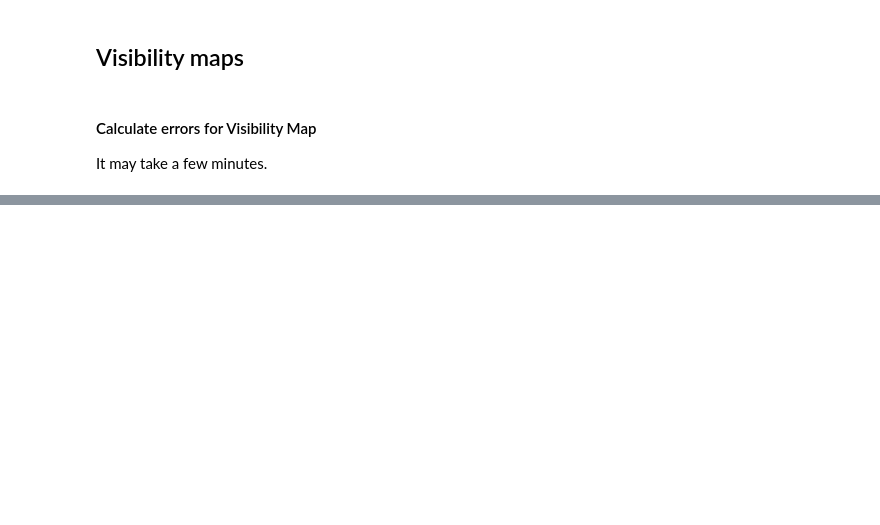
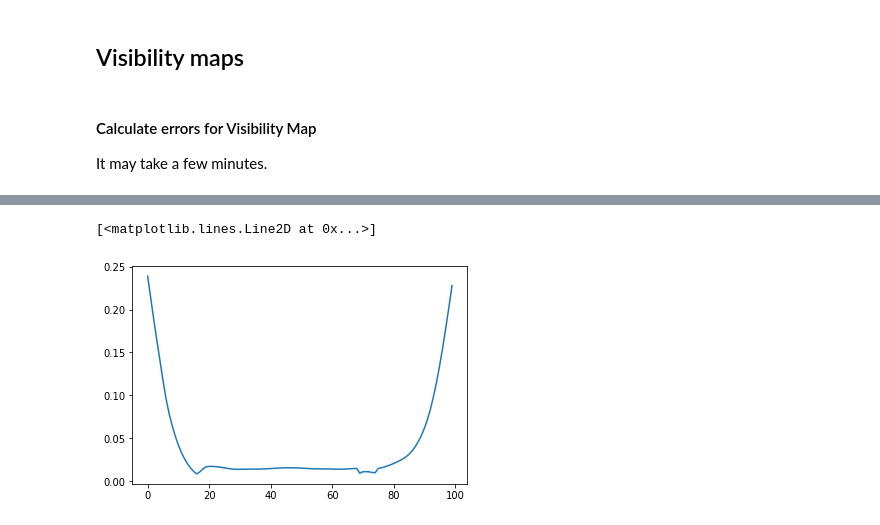
Before and after one commit to Neuroinflab/kCSD-python, a Jupyter notebook: tutorials/kcsd_tutorial.ipynb, the cells around one changed output, grey strips where cells are left out. Drawn from its saved outputs; the diff is of its cells as text; code cells hidden in the pictures; blank space fills up the shorter version.

```diff
--- a/tutorials/kcsd_tutorial.ipynb
+++ b/tutorials/kcsd_tutorial.ipynb
@@ -175,0 +184,7 @@ vmap.plot_error_map(point_error_br, ele_pos_br)
+# %%
+import matplotlib.pyplot as plt
+plt.figure()
+plt.plot(mask)
+# %% [output]
+[<matplotlib.lines.Line2D at 0x...>]
+[figure, added]
```
Also changed, not shown: parts of 10 cells of this notebook, 3 other files.
